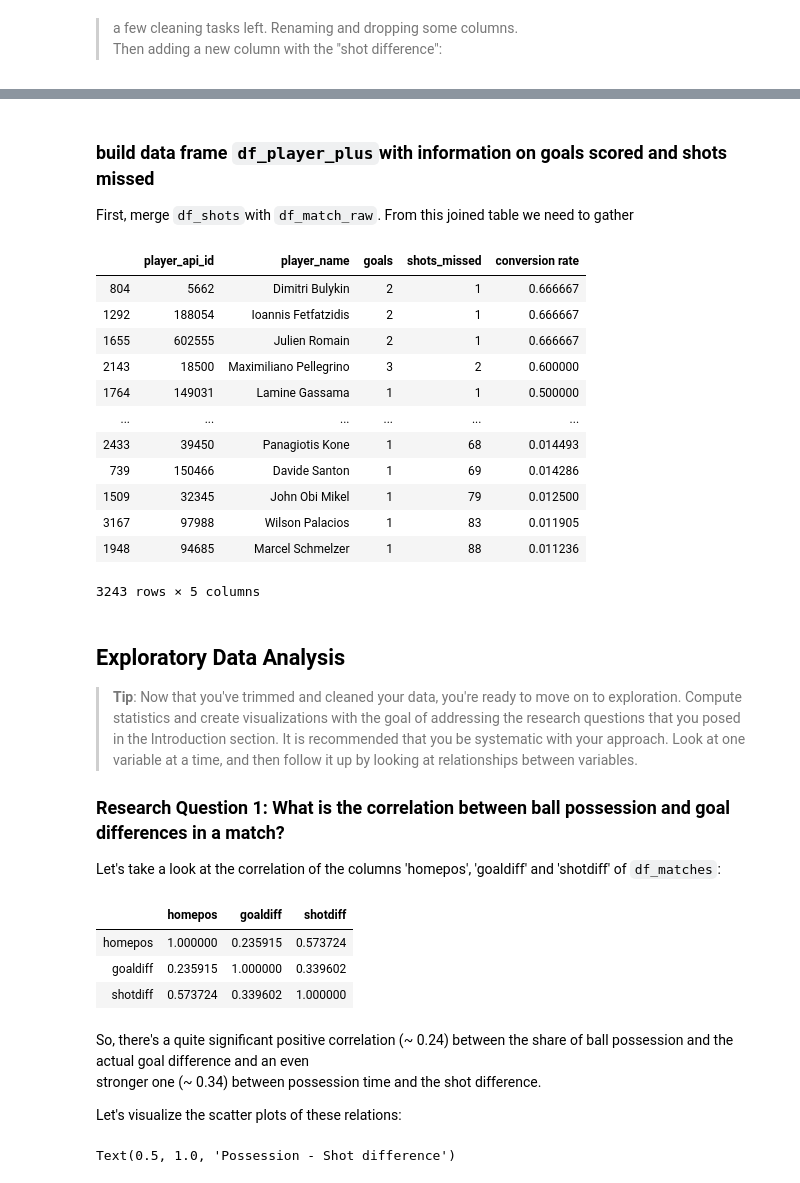
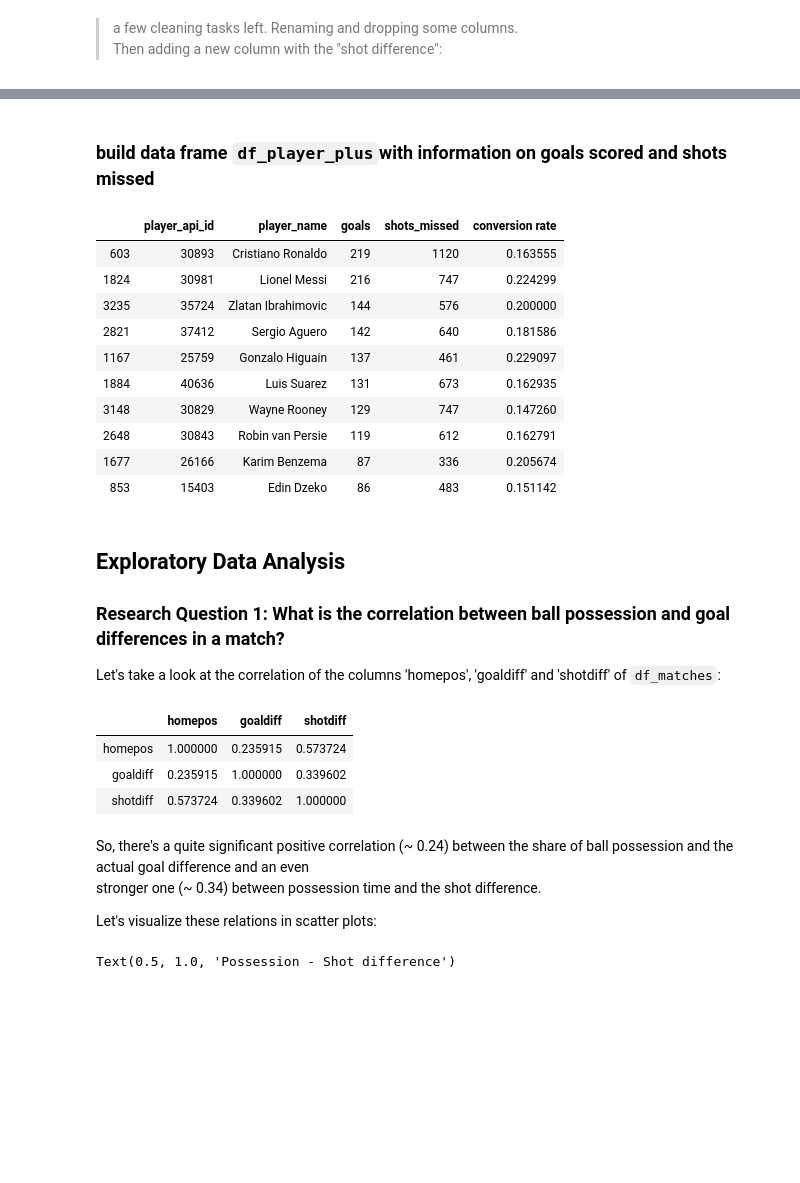
Before and after one commit to normannexo/jupyter_data_science, a Jupyter notebook: Soccer project.ipynb, the cells around one changed output, grey strips where cells are left out. Cells and saved outputs as stored; diff of their text form; code cells hidden in the pictures; blank space fills up the shorter version.

```diff
--- a/Soccer project.ipynb
+++ b/Soccer project.ipynb
@@ -370,45 +370,34 @@ df_matches.head()
 | 4 | 1733 | 2008-08-17 | England Premier League | 2008/2009 | Aston Villa | Manchester City | 10252 | ... |
 # %% [markdown]
 ### build data frame `df_player_plus`with information on goals scored and shots missed
-
-First, merge `df_shots`with `df_match_raw`. From this joined table we need to gather
 # %%
-df_match_shots = df_match_raw.merge(df_shots, on='match_id')
-# possession, shoton, shotoff, goals not needed in df_match_shots:
-df_match_shots.drop(['possession', 'shoton', 'shotoff', 'goal'], axis=1, inplace=True)
-df_match_shots[(df_match_shots['type'] == 'goal') & (df_match_shots['subtype'].isin(['saved', 'missed', 'crossbar', 'post','saved_back_into_play', 'saved']))]
 # there are some subtypes of type goal which actually aren't goals:
 no_goals_list = ['saved', 'missed', 'crossbar', 'post','saved_back_into_play', 'saved']
-#create new column goalQ - True if shot was a goal, False if not
-df_match_shots['goalQ'] = (df_match_shots['type'] == 'goal') & (~df_match_shots['subtype'].isin(no_goals_list))
-df_player_shots = df_match_shots.groupby(['player', 'goalQ'])['shotcnt'].sum().reset_index()
+df_shots['goalQ'] = (df_shots['type'] == 'goal') & (~df_shots['subtype'].isin(no_goals_list))
+df_player_shots = df_shots.groupby(['player', 'goalQ'])['shotcnt'].sum().reset_index()
 df_player_plus = None
 df_player_plus = df_player_raw.merge(df_player_shots[df_player_shots['goalQ']==True], left_on='player_api_id', right_on='player')
 df_player_plus = df_player_plus.merge(df_player_shots[df_player_shots['goalQ']==False], left_on='player_api_id', right_on='player')
 df_player_plus.drop(['player_x', 'goalQ_x', 'player_y', 'goalQ_y'], axis=1, inplace=True)
 df_player_plus.rename(columns={"shotcnt_x":"goals", "shotcnt_y":"shots_missed"}, inplace=True)
 df_player_plus['conversion rate'] = df_player_plus['goals'] / (df_player_plus['goals'] + df_player_plus['shots_missed'])
-df_player_plus.sort_values(by='conversion rate', ascending=False)
+df_player_plus.sort_values(by='goals', ascending=False).head(10)
 # %% [output]
 |  | player_api_id | player_name | goals | shots_missed | conversion rate |
-| 804 | 5662 | Dimitri Bulykin | 2 | 1 | 0.666667 |
-| 1292 | 188054 | Ioannis Fetfatzidis | 2 | 1 | 0.666667 |
-| 1655 | 602555 | Julien Romain | 2 | 1 | 0.666667 |
-| 2143 | 18500 | Maximiliano Pellegrino | 3 | 2 | 0.600000 |
-| 1764 | 149031 | Lamine Gassama | 1 | 1 | 0.500000 |
-| ... | ... | ... | ... | ... | ... |
-| 2433 | 39450 | Panagiotis Kone | 1 | 68 | 0.014493 |
-| 739 | 150466 | Davide Santon | 1 | 69 | 0.014286 |
-| 1509 | 32345 | John Obi Mikel | 1 | 79 | 0.012500 |
-| 3167 | 97988 | Wilson Palacios | 1 | 83 | 0.011905 |
-| 1948 | 94685 | Marcel Schmelzer | 1 | 88 | 0.011236 |
+| 603 | 30893 | Cristiano Ronaldo | 219 | 1120 | 0.163555 |
+| 1824 | 30981 | Lionel Messi | 216 | 747 | 0.224299 |
+| 3235 | 35724 | Zlatan Ibrahimovic | 144 | 576 | 0.200000 |
+| 2821 | 37412 | Sergio Aguero | 142 | 640 | 0.181586 |
+| 1167 | 25759 | Gonzalo Higuain | 137 | 461 | 0.229097 |
+| 1884 | 40636 | Luis Suarez | 131 | 673 | 0.162935 |
+| 3148 | 30829 | Wayne Rooney | 129 | 747 | 0.147260 |
+| 2648 | 30843 | Robin van Persie | 119 | 612 | 0.162791 |
+| 1677 | 26166 | Karim Benzema | 87 | 336 | 0.205674 |
+| 853 | 15403 | Edin Dzeko | 86 | 483 | 0.151142 |
-3243 rows × 5 columns
 # %% [markdown]
 <a id='eda'></a>
 ## Exploratory Data Analysis
 
-> **Tip**: Now that you've trimmed and cleaned your data, you're ready to move on to exploration. Compute statistics and create visualizations with the goal of addressing the research questions that you posed in the Introduction section. It is recommended that you be systematic with your approach. Look at one variable at a time, and then follow it up by looking at relationships between variables.
-
 ### Research Question 1: What is the correlation between ball possession and goal differences in a match?
 Let's take a look at the correlation of the columns 'homepos', 'goaldiff' and 'shotdiff' of `df_matches`:
 # %%
@@ -422,7 +411,7 @@ df_matches[['homepos', 'goaldiff', 'shotdiff']].corr()
 So, there's a quite significant positive correlation (~ 0.24) between the share of ball possession and the actual goal difference and an even
 stronger one (~ 0.34) between possession time and the shot difference.
 
-Let's visualize the scatter plots of these relations:
+Let's visualize these relations in scatter plots:
 # %%
 fig, ax = plt.subplots(1, 2, figsize=(16,8))
 ax[0].scatter(df_matches['homepos'], df_matches['goaldiff'])
```
Also changed, not shown: parts of 20 cells of this notebook.
